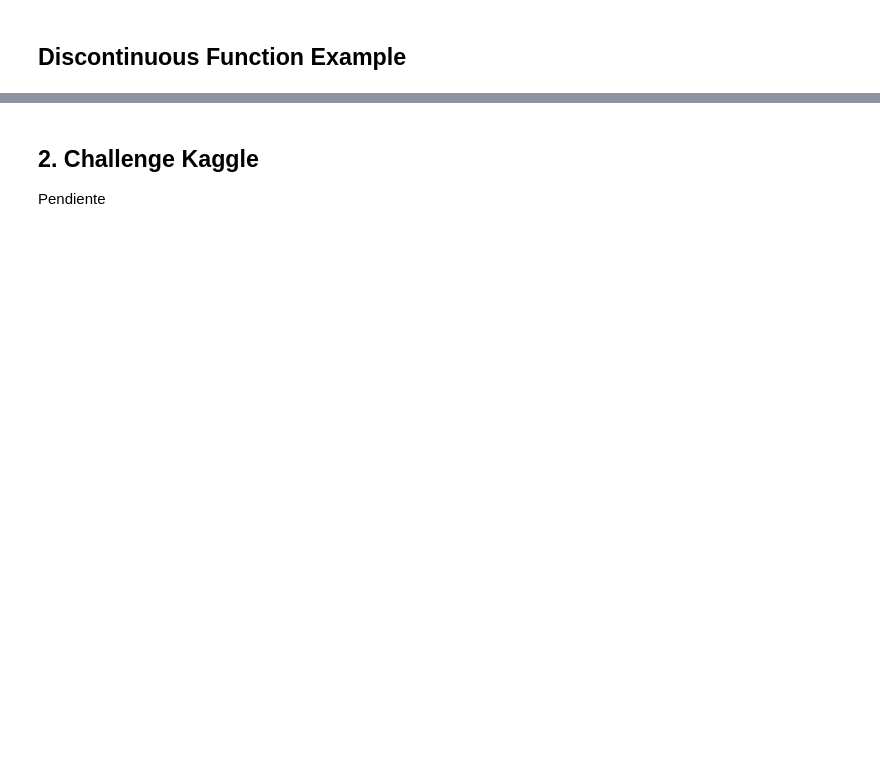
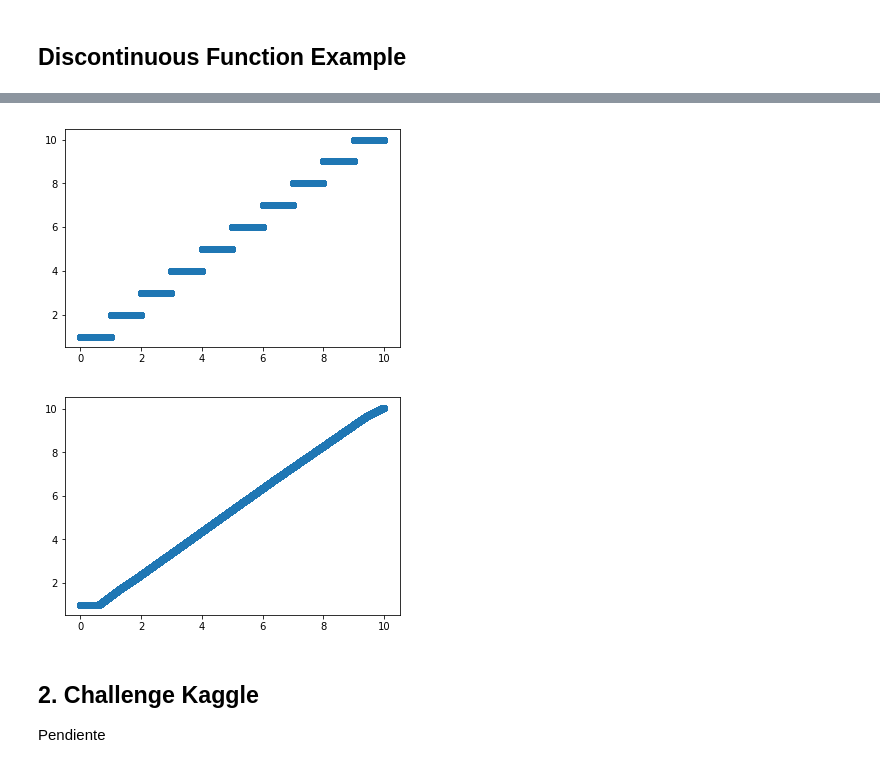
Before and after one commit to jpcastillog/Taller1-ANN, a Jupyter notebook: Taller1.ipynb, the cells around one changed output, grey strips where cells are left out. Saved outputs shown, nothing was run; the diff lists cells and outputs as text; code cells hidden in the pictures; blank space fills up the shorter version.

```diff
--- a/Taller1.ipynb
+++ b/Taller1.ipynb
@@ -219,3 +219,44 @@ Mean Squared Error9.468372269833674
+# %%
+import math
+
+math.ceil(0.1)
+f_ceil = lambda x: math.ceil(x)
+f_ceil = np.vectorize(f_ceil)
+x = np.random.uniform(low=0, high=10, size=(100000,))[:,np.newaxis]
+y = f_ceil(x)
+
+scale_x = MinMaxScaler()
+x = scale_x.fit_transform(x)
+scale_y = MinMaxScaler()
+y = scale_y.fit_transform(y)
+
+neurons = 10
+layers = 10
+act_function='relu'
+
+model = ANN_regresion(x, y, 1,
+                      neurons=neurons,
+                      layers=layers,
+                      activation=act_function,
+                      epochs=25,
+                      batch_size=128,
+                      verbose=0)
+# Predict Train Data
+y_hat = model.predict(x)
+
+# Transform to real scale
+x = scale_x.inverse_transform(x)
+y = scale_y.inverse_transform(y)
+y_hat = scale_y.inverse_transform(y_hat)
+
+
+plt.scatter(x,y)
+plt.show()
+plt.scatter(x,y_hat)
+plt.show()
+# %% [output]
+[figure, added]
+[figure, added]
 # %% [markdown]
 #### <a id="segundo"></a>
 ## 2. Challenge Kaggle
```
Also changed, not shown: parts of 2 cells of this notebook.
